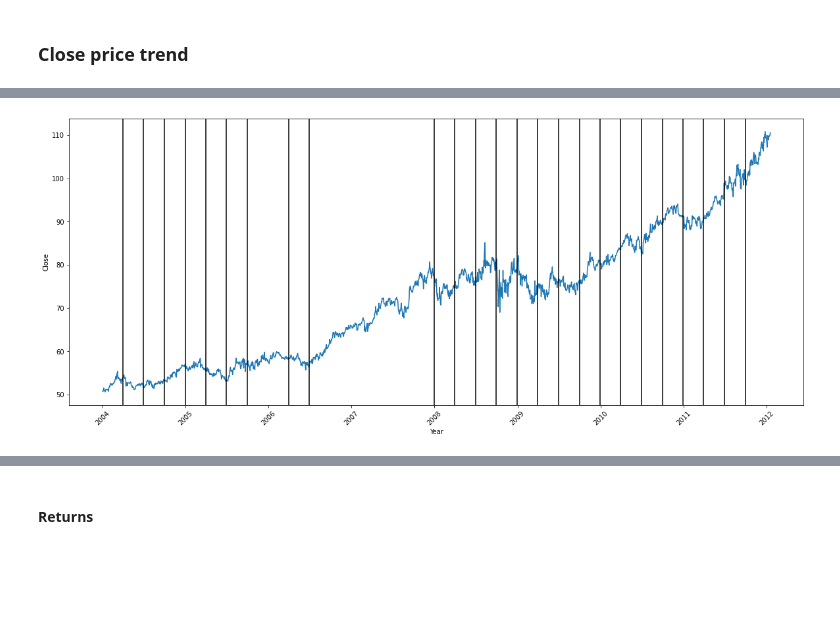
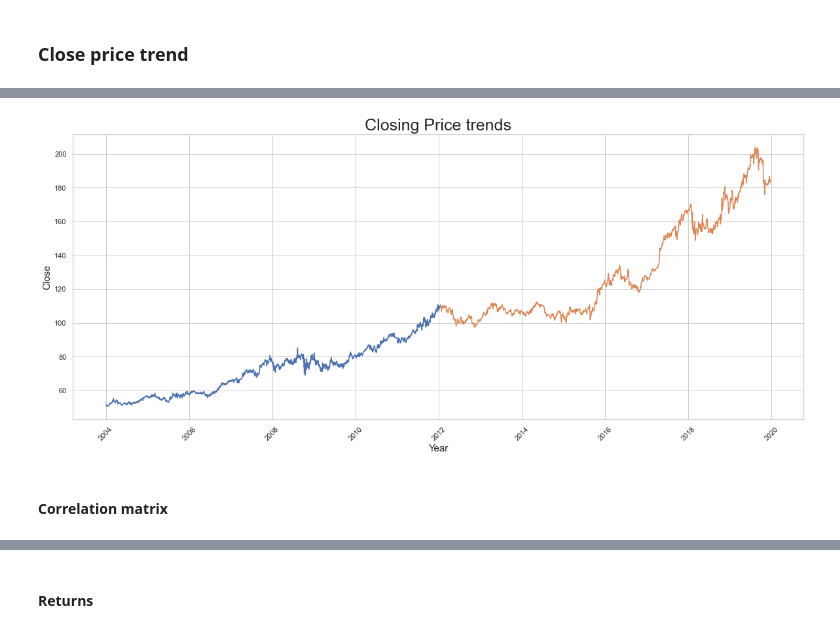
Before and after one commit to chocochip13/stock-price, a Jupyter notebook: notebooks/EDA.ipynb, the cells around one changed output, grey strips where cells are left out. Cells and saved outputs as stored; diff of their text form; code cells hidden in the pictures; blank space fills up the shorter version.

Commit message:
Add EDA plots

```diff
--- a/notebooks/EDA.ipynb
+++ b/notebooks/EDA.ipynb
@@ -98,6 +99,8 @@ X_train.drop('Elapsed', axis=1, inplace=True)
 X_train['Date'] = train['Date']
 X_train['Date'] = pd.to_datetime(X_train.Date,format='%Y-%m-%d')
 X_train.index = X_train['Date']
+X_test['Date'] = pd.to_datetime(X_test.Date,format='%Y-%m-%d')
+X_test.index = X_test['Date']
 # %%
 a = X_train.index[X_train['Is_quarter_end']==True].tolist()
 # %% [markdown]
@@ -105,14 +118,19 @@ a = X_train.index[X_train['Is_quarter_end']==True].tolist()
 # %%
-xposition = a
+#xposition = a
 
 
 plt.figure(figsize=(20,8))
 plt.plot('Close', data = X_train)
-plt.xlabel('Year')
-plt.ylabel('Close')
+plt.plot('Close', data = X_test)
+plt.xlabel('Year', fontsize = 15)
+plt.ylabel('Close', fontsize = 15)
 plt.xticks(rotation=45)
-for xc in xposition:
-    plt.axvline(x=xc, color='k', linestyle='-')
-plt.show()
+plt.title('Closing Price trends', fontsize = 25)
+#for xc in xposition:
+#    plt.axvline(x=xc, color='k', linestyle='-')
+#plt.show()
+plt.savefig(filepath + "/figs/1.jpg" , dpi = 250)
 # %% [output]
-[figure, old version]
+[figure, new version]
+# %% [markdown]
+#### Correlation matrix
```
Also changed, not shown: parts of 18 cells of this notebook, 2 other files.
